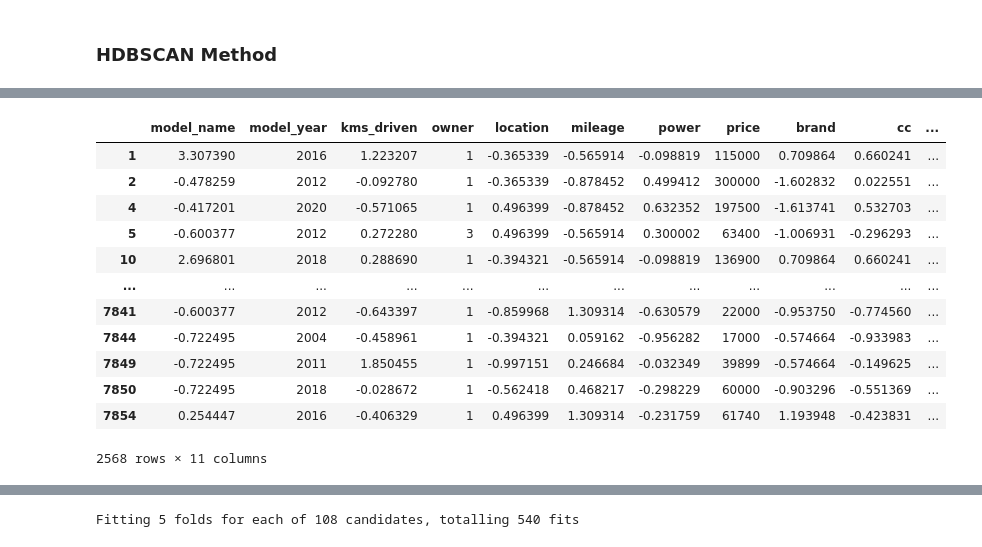
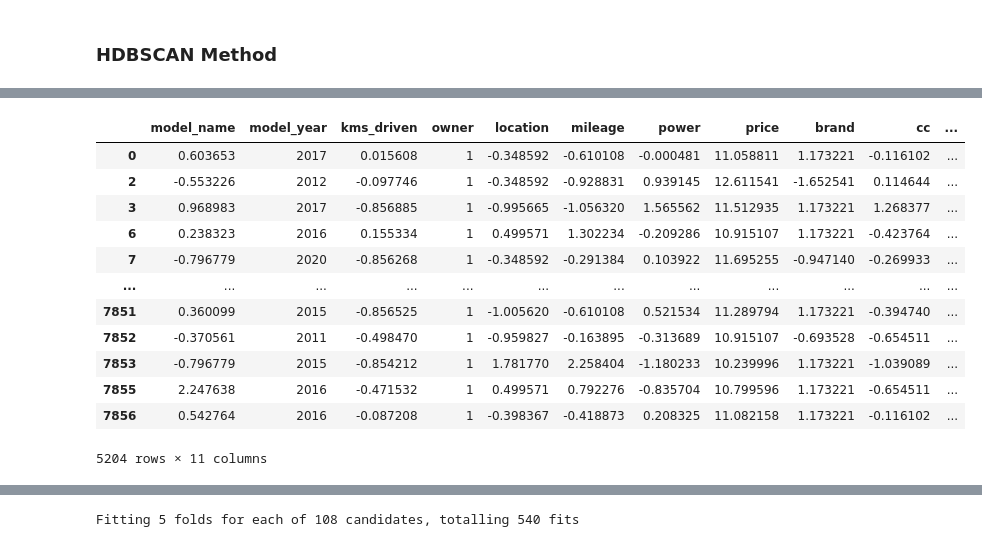
Before and after one commit to sushantkas/Pr-2-used-bikes, a Jupyter notebook: ML_Model.ipynb, the cells around one changed output, grey strips where cells are left out. Drawn from its saved outputs; the diff is of its cells as text; code cells hidden in the pictures.

```diff
--- a/ML_Model.ipynb
+++ b/ML_Model.ipynb
@@ -72,0 +88,5 @@ df.shape
+# %%
+lower_cap = bikes['price'].quantile(0.01)
+upper_cap = bikes['price'].quantile(0.99)
+df['price'] = bikes['price'].clip(lower=lower_cap, upper=upper_cap)
+df["price"]
@@ -73,3 +122,5 @@ df.shape
+# %%
+bikes=bikes.loc[df["price"].index]
 # %%
 # Filter bikes where its index is NOT in df.index
 filtered_bikes = bikes[~bikes.index.isin(df.index)]
@@ -155,3 +189,9 @@ ML_scale_tranfsormed(bikes).transform_data_freq()
 # %%
 # Transforming Price column with log as Data is Highly Right skewed
-#bikes['price'] = np.log1p(bikes['price']) # with log transformation r2 score is decreasing not giving good results hence not utlizing it
+bikes['price'] = np.log1p(bikes['price']) # with log transformation r2 score is decreasing not giving good results hence not utlizing it
+# %%
+"""from sklearn.preprocessing import QuantileTransformer
+import seaborn as sns
+pt = QuantileTransformer(output_distribution='normal')
+bikes['price'] = pt.fit_transform(bikes[['price']])
+sns.histplot(bikes["price"]);"""
@@ -377,19 +403,19 @@ bikes
 # %%
-bikes[bikes["DB_Cluster"]==-1]
+bikes[bikes["DB_Cluster"]!=-1]
 # %% [output]
 |  | model_name | model_year | kms_driven | owner | location | mileage | power | price | brand | cc | ... |
-| 1 | 3.307390 | 2016 | 1.223207 | 1 | -0.365339 | -0.565914 | -0.098819 | 115000 | 0.709864 | 0.660241 | ... |
-| 2 | -0.478259 | 2012 | -0.092780 | 1 | -0.365339 | -0.878452 | 0.499412 | 300000 | -1.602832 | 0.022551 | ... |
-| 4 | -0.417201 | 2020 | -0.571065 | 1 | 0.496399 | -0.878452 | 0.632352 | 197500 | -1.613741 | 0.532703 | ... |
-| 5 | -0.600377 | 2012 | 0.272280 | 3 | 0.496399 | -0.565914 | 0.300002 | 63400 | -1.006931 | -0.296293 | ... |
-| 10 | 2.696801 | 2018 | 0.288690 | 1 | -0.394321 | -0.565914 | -0.098819 | 136900 | 0.709864 | 0.660241 | ... |
+| 0 | 0.603653 | 2017 | 0.015608 | 1 | -0.348592 | -0.610108 | -0.000481 | 11.058811 | 1.173221 | -0.116102 | ... |
+| 2 | -0.553226 | 2012 | -0.097746 | 1 | -0.348592 | -0.928831 | 0.939145 | 12.611541 | -1.652541 | 0.114644 | ... |
+| 3 | 0.968983 | 2017 | -0.856885 | 1 | -0.995665 | -1.056320 | 1.565562 | 11.512935 | 1.173221 | 1.268377 | ... |
+| 6 | 0.238323 | 2016 | 0.155334 | 1 | 0.499571 | 1.302234 | -0.209286 | 10.915107 | 1.173221 | -0.423764 | ... |
+| 7 | -0.796779 | 2020 | -0.856268 | 1 | -0.348592 | -0.291384 | 0.103922 | 11.695255 | -0.947140 | -0.269933 | ... |
 | ... | ... | ... | ... | ... | ... | ... | ... | ... | ... | ... | ... |
-| 7841 | -0.600377 | 2012 | -0.643397 | 1 | -0.859968 | 1.309314 | -0.630579 | 22000 | -0.953750 | -0.774560 | ... |
-| 7844 | -0.722495 | 2004 | -0.458961 | 1 | -0.394321 | 0.059162 | -0.956282 | 17000 | -0.574664 | -0.933983 | ... |
-| 7849 | -0.722495 | 2011 | 1.850455 | 1 | -0.997151 | 0.246684 | -0.032349 | 39899 | -0.574664 | -0.149625 | ... |
-| 7850 | -0.722495 | 2018 | -0.028672 | 1 | -0.562418 | 0.468217 | -0.298229 | 60000 | -0.903296 | -0.551369 | ... |
-| 7854 | 0.254447 | 2016 | -0.406329 | 1 | 0.496399 | 1.309314 | -0.231759 | 61740 | 1.193948 | -0.423831 | ... |
+| 7851 | 0.360099 | 2015 | -0.856525 | 1 | -1.005620 | -0.610108 | 0.521534 | 11.289794 | 1.173221 | -0.394740 | ... |
+| 7852 | -0.370561 | 2011 | -0.498470 | 1 | -0.959827 | -0.163895 | -0.313689 | 10.915107 | -0.693528 | -0.654511 | ... |
+| 7853 | -0.796779 | 2015 | -0.854212 | 1 | 1.781770 | 2.258404 | -1.180233 | 10.239996 | 1.173221 | -1.039089 | ... |
+| 7855 | 2.247638 | 2016 | -0.471532 | 1 | 0.499571 | 0.792276 | -0.835704 | 10.799596 | 1.173221 | -0.654511 | ... |
+| 7856 | 0.542764 | 2016 | -0.087208 | 1 | -0.398367 | -0.418873 | 0.208325 | 11.082158 | 1.173221 | -0.116102 | ... |
-2568 rows × 11 columns
+5204 rows × 11 columns
 # %%
 bikes1=bikes[bikes["DB_Cluster"]!=-1]
 # %%
```
Also changed, not shown: parts of 50 cells of this notebook, 2 other files.
